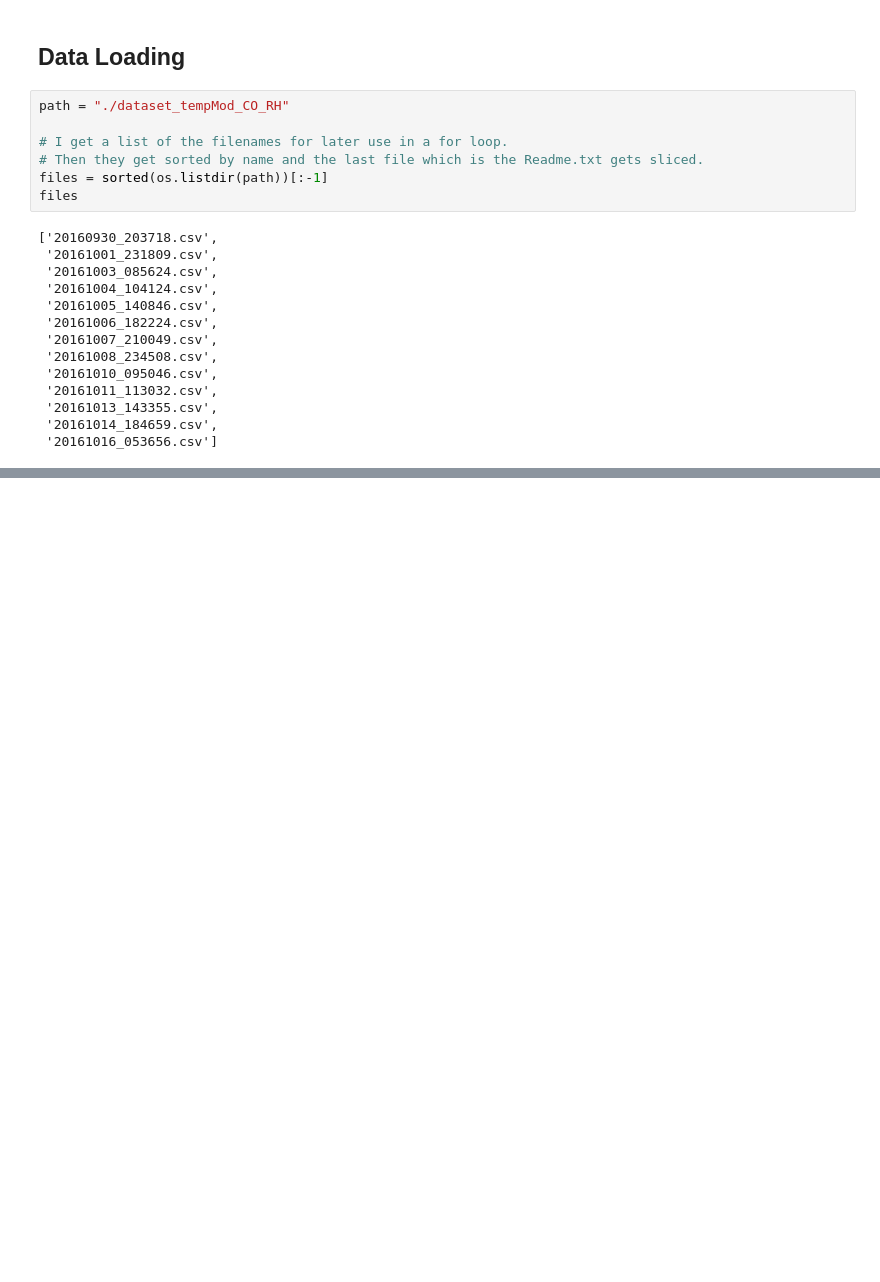
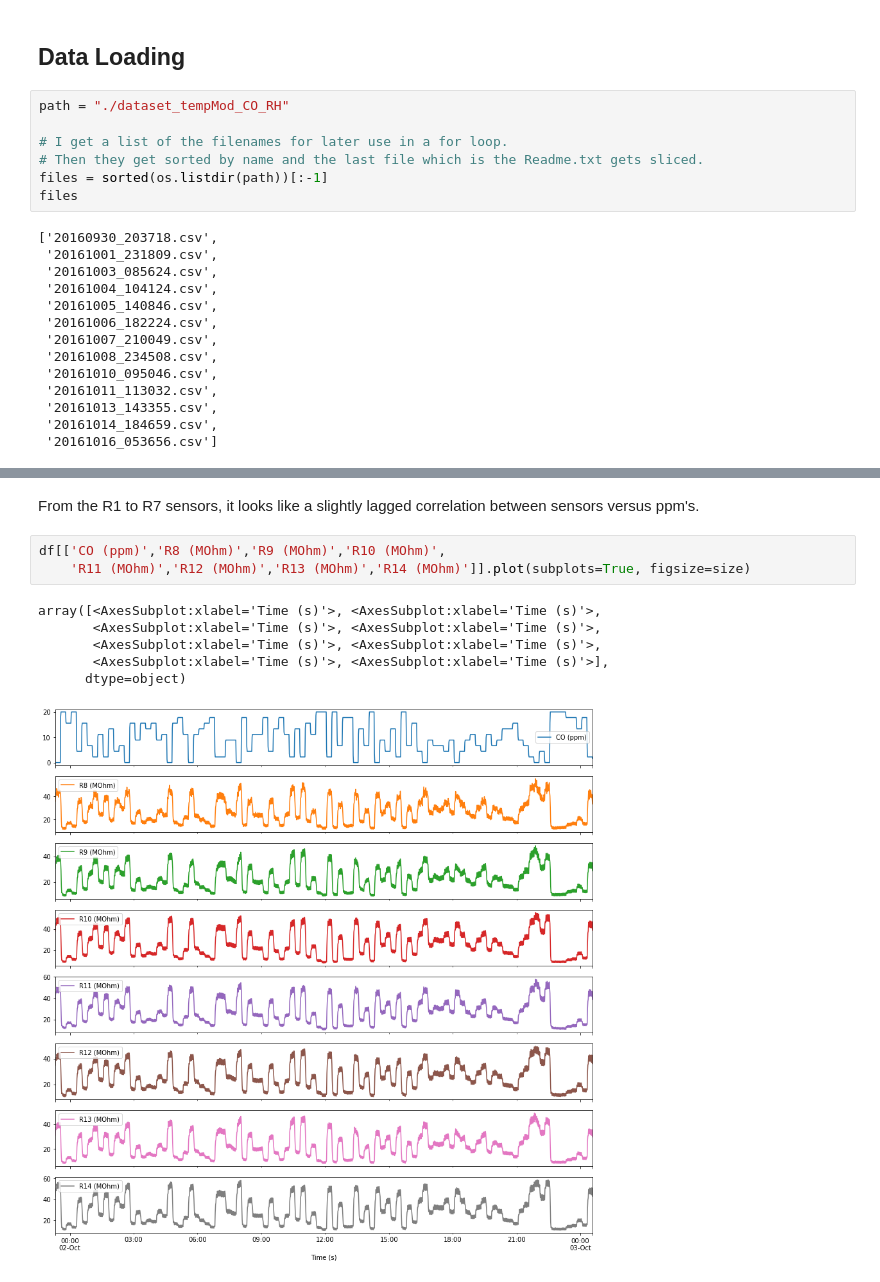
Before and after one commit to alberflor/monoxide-eda, a Jupyter notebook: Monoxide-EDA.ipynb, the cells around one changed output, grey strips where cells are left out. Drawn from its saved outputs; the diff is of its cells as text; blank space fills up the shorter version.

```diff
--- a/Monoxide-EDA.ipynb
+++ b/Monoxide-EDA.ipynb
@@ -326,0 +166,12 @@ from sklearn.preprocessing import PowerTransformer, QuantileTransformer
+# %% [markdown]
+From the R1 to R7 sensors, it looks like a slightly lagged correlation between sensors versus ppm's.
+# %%
+df[['CO (ppm)','R8 (MOhm)','R9 (MOhm)','R10 (MOhm)',
+    'R11 (MOhm)','R12 (MOhm)','R13 (MOhm)','R14 (MOhm)']].plot(subplots=True, figsize=size)
+# %% [output]
+array([<AxesSubplot:xlabel='Time (s)'>, <AxesSubplot:xlabel='Time (s)'>,
+       <AxesSubplot:xlabel='Time (s)'>, <AxesSubplot:xlabel='Time (s)'>,
+       <AxesSubplot:xlabel='Time (s)'>, <AxesSubplot:xlabel='Time (s)'>,
+       <AxesSubplot:xlabel='Time (s)'>, <AxesSubplot:xlabel='Time (s)'>],
+      dtype=object)
+[figure, added]
```
Also changed, not shown: parts of 78 cells of this notebook.
